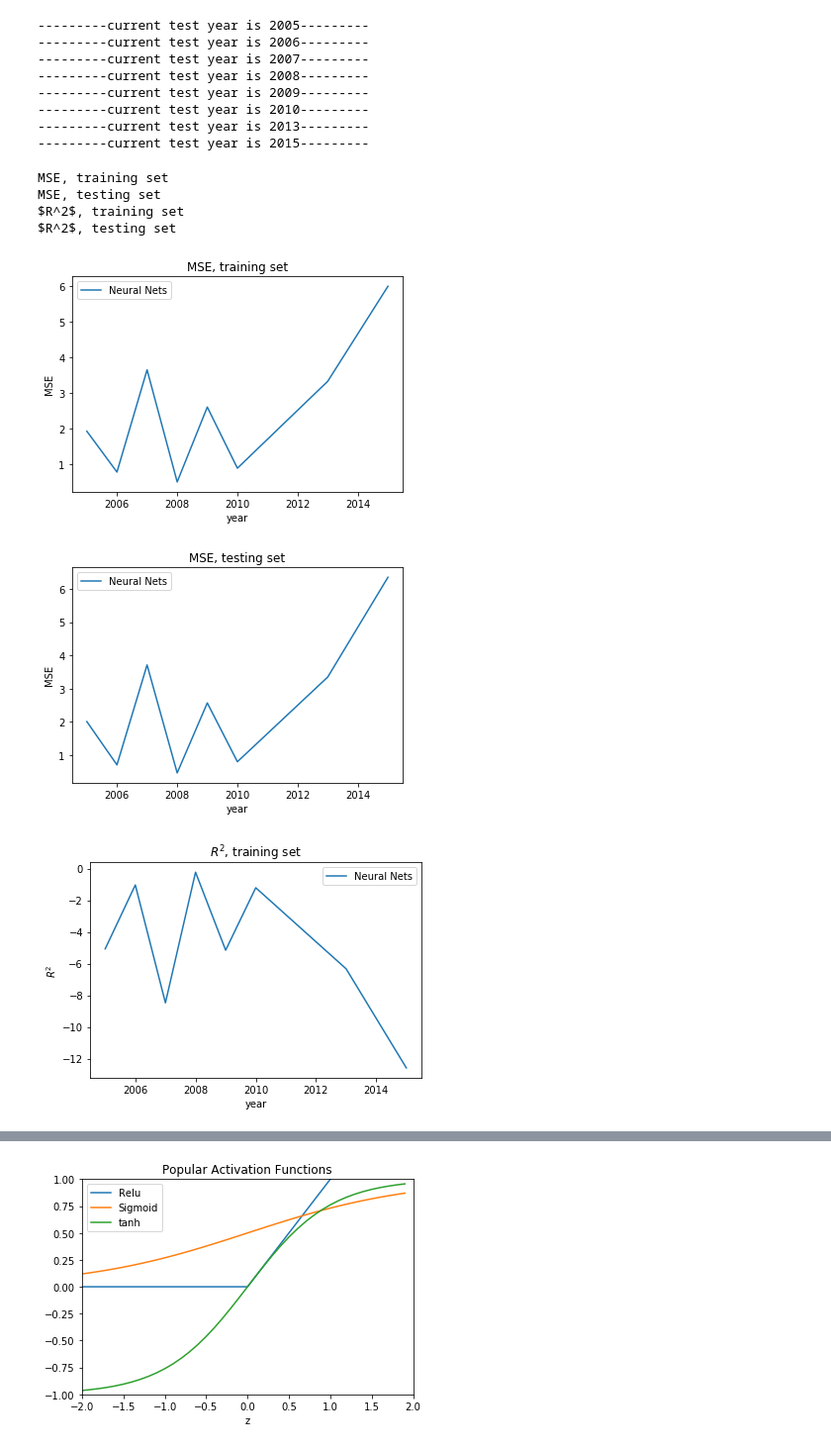
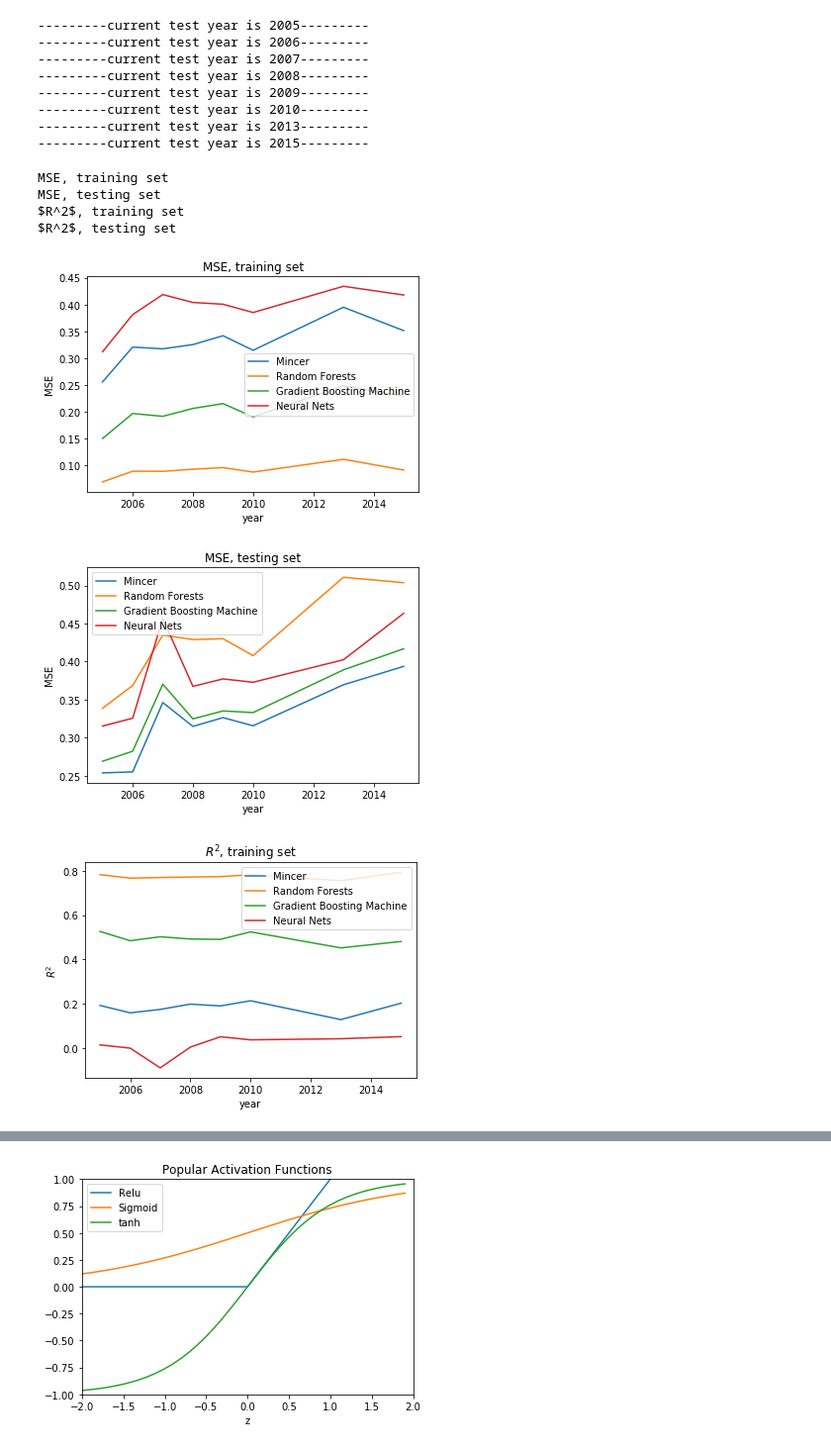
Before and after one commit to panbinwot/Thesis, a Jupyter notebook: Thesis_BinPan.ipynb, the cells around one changed output, grey strips where cells are left out. Shown at 99% size. Saved outputs shown, nothing was run; the diff lists cells and outputs as text; code cells hidden in the pictures.

Commit message:
update plots

```diff
--- a/Thesis_BinPan.ipynb
+++ b/Thesis_BinPan.ipynb
@@ -30,6 +30,8 @@ Read in Data
 data_path = './data/mincer.xlsx'
 dat = pd.read_excel(data_path)
 dat = dat.fillna(0)
+# %%
+dat['const'] = 1
 # %%
 global train
 years = [i for i in range(2005,2011)]+[2013]+[2015]
@@ -115,9 +120,9 @@ def mincer(X_train, y_train,  X_test, y_test):
     reg = regressor.fit(X_train,y_train)
     return evaluate(reg, X_train, X_test, y_train, y_test)
 
-def trees(X_train, y_train, X_test, y_test, model="rf",max_depth=15):
+def trees(X_train, y_train, X_test, y_test,model="rf", n_estimators = 100,max_depth=15):
     if  model == "gb":
-        regressor = GradientBoostingRegressor(max_depth=5)
+        regressor = GradientBoostingRegressor(max_depth=max_depth, n_estimators = n_estimators)
     else:
         regressor = RandomForestRegressor(max_depth, random_state=1)
     reg = regressor.fit(X_train, y_train)
@@ -213,6 +220,3 @@ Feature ranking:
 28. feature 27 (0.000673)
 29. feature 13 (0.000301)
 [figure]
-# %%
-# Brute force the optimal depth
-for i in range:
@@ -332,7 +429,10 @@ for y in years:
     res['ols'].append( mincer(X_train, y_train,  X_test, y_test) )
     res['rf'].append( trees(X_train, y_train, X_test, y_test, model= "rf",max_depth=5) )
     res['gbm'].append( trees(X_train, y_train, X_test, y_test, model= "gb",max_depth=5) )
-    res['nets'].append(nn(X_train, y_train, X_test, y_test, verbose = 0))
+    nn_res = list(nn(X_train, y_train, X_test, y_test, verbose = 0))
+    if abs(nn_res[3])>1:
+        nn[3] = 0
+    res['nets'].append(nn_res)
 # %% [output]
 ---------current test year is 2005---------
 ---------current test year is 2006---------
@@ -345,27 +445,27 @@ for y in years:
 # %%
 import matplotlib.pyplot as plt
 ylabels = ['MSE','MSE',r'$R^2$',r'$R^2$']
 titles= ['MSE, training set',
          'MSE, testing set',
         r'$R^2$, training set',
         r'$R^2$, testing set'
         ]
 for i in range(4):
     print(titles[i])
-    # plt.plot(years, np.array(res['ols'])[:,i], label = "Mincer")
-    # plt.plot(years, np.array(res['rf'])[:,i], label = "Random Forests")
-    # plt.plot(years, np.array(res['gbm'])[:,i], label = "Gradient Boosting Machine")
+    plt.plot(years, np.array(res['ols'])[:,i], label = "Mincer")
+    plt.plot(years, np.array(res['rf'])[:,i], label = "Random Forests")
+    plt.plot(years, np.array(res['gbm'])[:,i], label = "Gradient Boosting Machine")
     plt.plot(years, np.array(res['nets'])[:,i], label = "Neural Nets")
     plt.ylabel(ylabels[i])
     plt.xlabel('year')
     plt.title(titles[i])
     plt.legend()
     plt.show()
 # %% [output]
 MSE, training set
 MSE, testing set
 $R^2$, training set
 $R^2$, testing set
-[figure, old version]
+[figure, new version]
-[figure, old version]
+[figure, new version]
-[figure, old version]
+[figure, new version]
```
Also changed, not shown: parts of 10 cells of this notebook, 9 other files.
